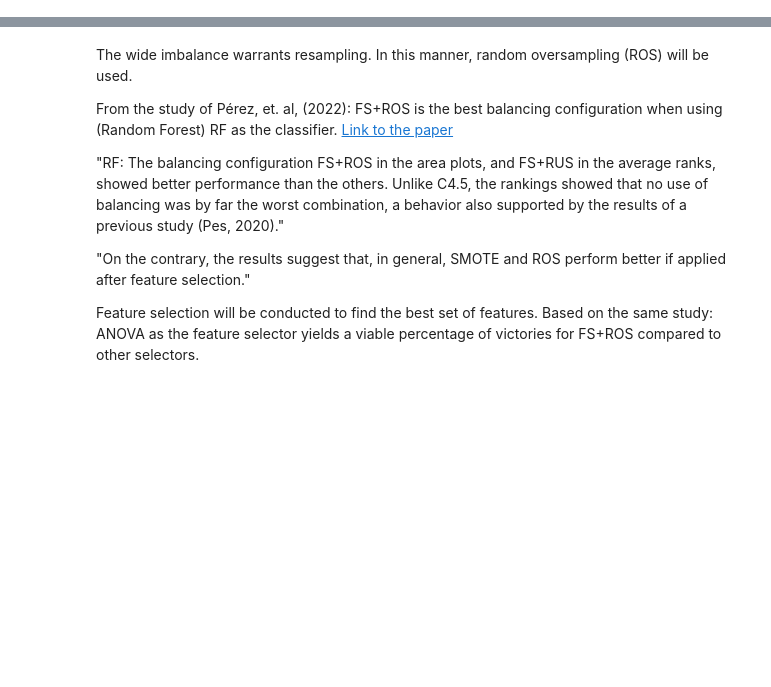
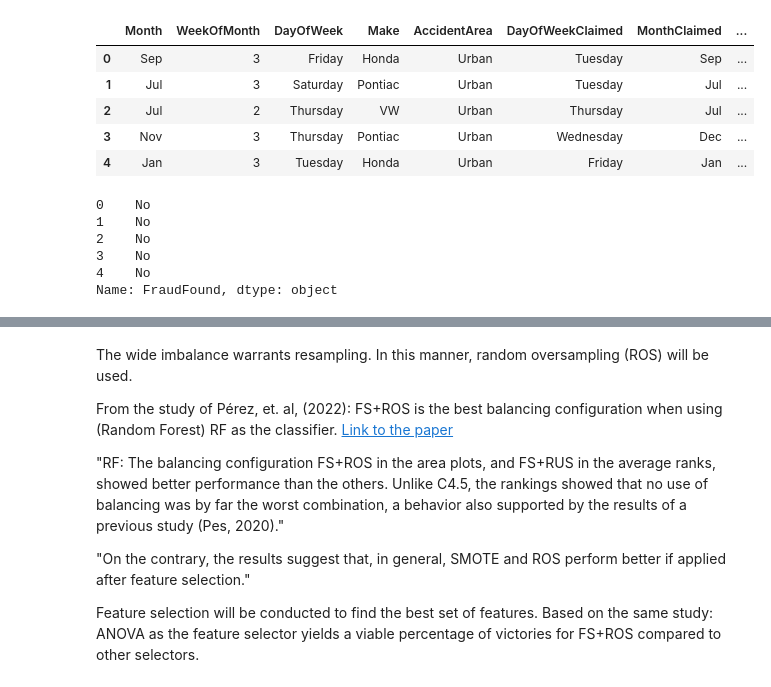
Before and after one commit to zvsuarez/insurance-fraud-pipeline, a Jupyter notebook: selection_sampling_test.ipynb, the cells around one changed output, grey strips where cells are left out. Cells and saved outputs as stored; diff of their text form; code cells hidden in the pictures; blank space fills up the shorter version.

```diff
--- a/selection_sampling_test.ipynb
+++ b/selection_sampling_test.ipynb
@@ -30,5 +48,12 @@ X_train.shape, X_test.shape
 # %%
-X_train.reset_index(inplace=True)
-X_train.drop(columns='index', inplace=True)
-X_test.reset_index(inplace=True)
-X_test.drop(columns='index', inplace=True)
+X_train.reset_index(drop=True, inplace=True)
+X_test.reset_index(drop=True, inplace=True)
+# %%
+X_train.head()
+# %% [output]
+|  | Month | WeekOfMonth | DayOfWeek | Make | AccidentArea | DayOfWeekClaimed | MonthClaimed | ... |
+| 0 | Sep | 3 | Friday | Honda | Urban | Tuesday | Sep | ... |
+| 1 | Jul | 3 | Saturday | Pontiac | Urban | Tuesday | Jul | ... |
+| 2 | Jul | 2 | Thursday | VW | Urban | Thursday | Jul | ... |
+| 3 | Nov | 3 | Thursday | Pontiac | Urban | Wednesday | Dec | ... |
+| 4 | Jan | 3 | Tuesday | Honda | Urban | Friday | Jan | ... |
@@ -35,3 +63,12 @@ X_test.drop(columns='index', inplace=True)
+# %%
+y_train.head()
+# %% [output]
+0    No
+1    No
+2    No
+3    No
+4    No
+Name: FraudFound, dtype: object
 # %%
 sns.countplot(x=y_train)
 fraud_ratio = round((y_test == 'Yes').sum() / len(df) * 100, ndigits=4)
```
Also changed, not shown: parts of 43 cells of this notebook.
